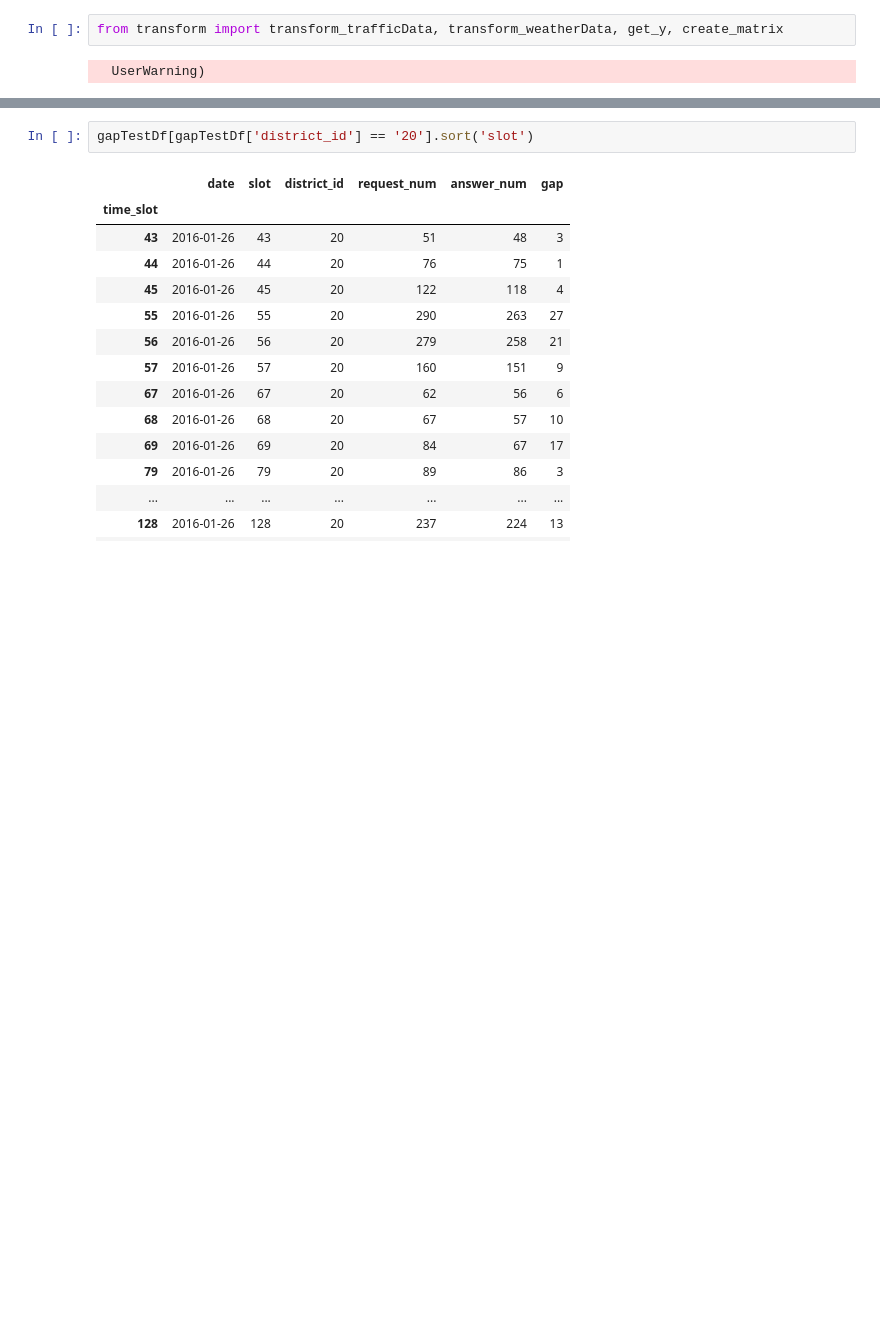
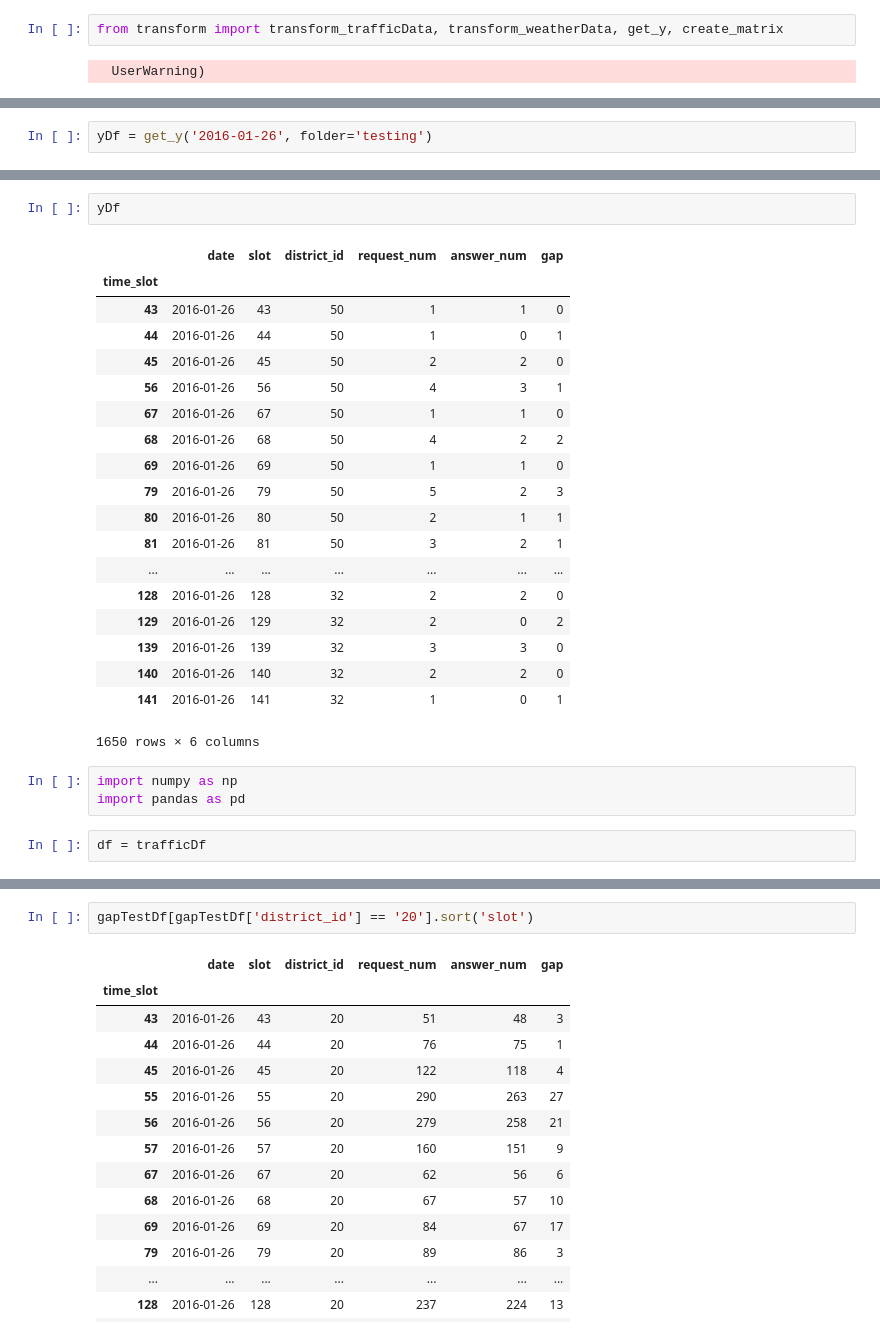
Before and after one commit to kuanliang/traffic_gap, a Jupyter notebook: didi_transform.ipynb, the cells around one changed output, grey strips where cells are left out. Drawn from its saved outputs; the diff is of its cells as text; blank space fills up the shorter version.

```diff
--- a/didi_transform.ipynb
+++ b/didi_transform.ipynb
@@ -4,0 +86,2 @@ from transform import transform_trafficData, transform_weatherData, get_y, creat
+# %%
+yDf = get_y('2016-01-26', folder='testing')
@@ -4,0 +98,27 @@ from transform import transform_trafficData, transform_weatherData, get_y, creat
+# %%
+yDf
+# %% [output]
+|  | date | slot | district_id | request_num | answer_num | gap |
+| time_slot |  |  |  |  |  |  |
+| 43 | 2016-01-26 | 43 | 50 | 1 | 1 | 0 |
+| 44 | 2016-01-26 | 44 | 50 | 1 | 0 | 1 |
+| 45 | 2016-01-26 | 45 | 50 | 2 | 2 | 0 |
+| 56 | 2016-01-26 | 56 | 50 | 4 | 3 | 1 |
+| 67 | 2016-01-26 | 67 | 50 | 1 | 1 | 0 |
+| 68 | 2016-01-26 | 68 | 50 | 4 | 2 | 2 |
+| 69 | 2016-01-26 | 69 | 50 | 1 | 1 | 0 |
+| 79 | 2016-01-26 | 79 | 50 | 5 | 2 | 3 |
+| 80 | 2016-01-26 | 80 | 50 | 2 | 1 | 1 |
+| 81 | 2016-01-26 | 81 | 50 | 3 | 2 | 1 |
+| ... | ... | ... | ... | ... | ... | ... |
+| 128 | 2016-01-26 | 128 | 32 | 2 | 2 | 0 |
+| 129 | 2016-01-26 | 129 | 32 | 2 | 0 | 2 |
+| 139 | 2016-01-26 | 139 | 32 | 3 | 3 | 0 |
+| 140 | 2016-01-26 | 140 | 32 | 2 | 2 | 0 |
+| 141 | 2016-01-26 | 141 | 32 | 1 | 0 | 1 |
+1650 rows × 6 columns
+# %%
+import numpy as np
+import pandas as pd
+# %%
+df = trafficDf
```
Also changed, not shown: parts of 28 cells of this notebook, 6 other files.
